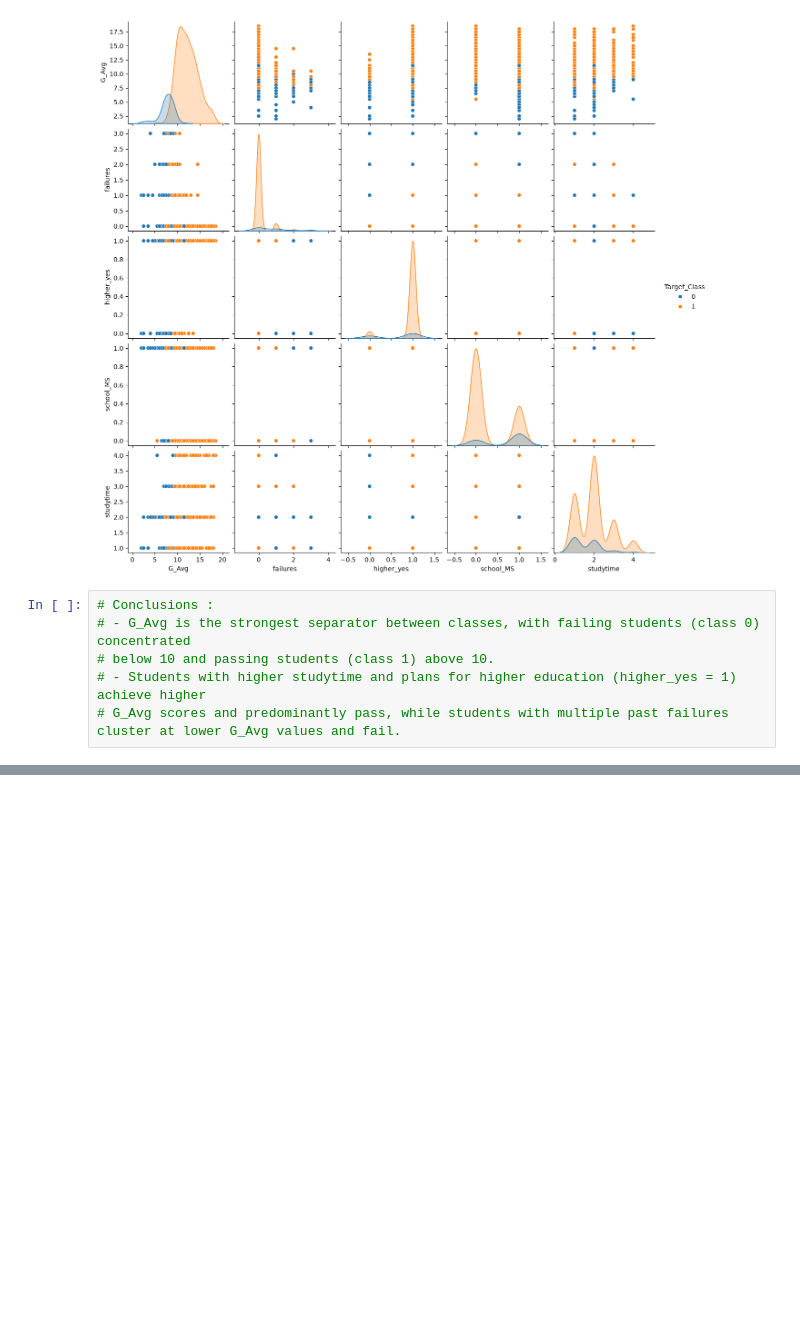
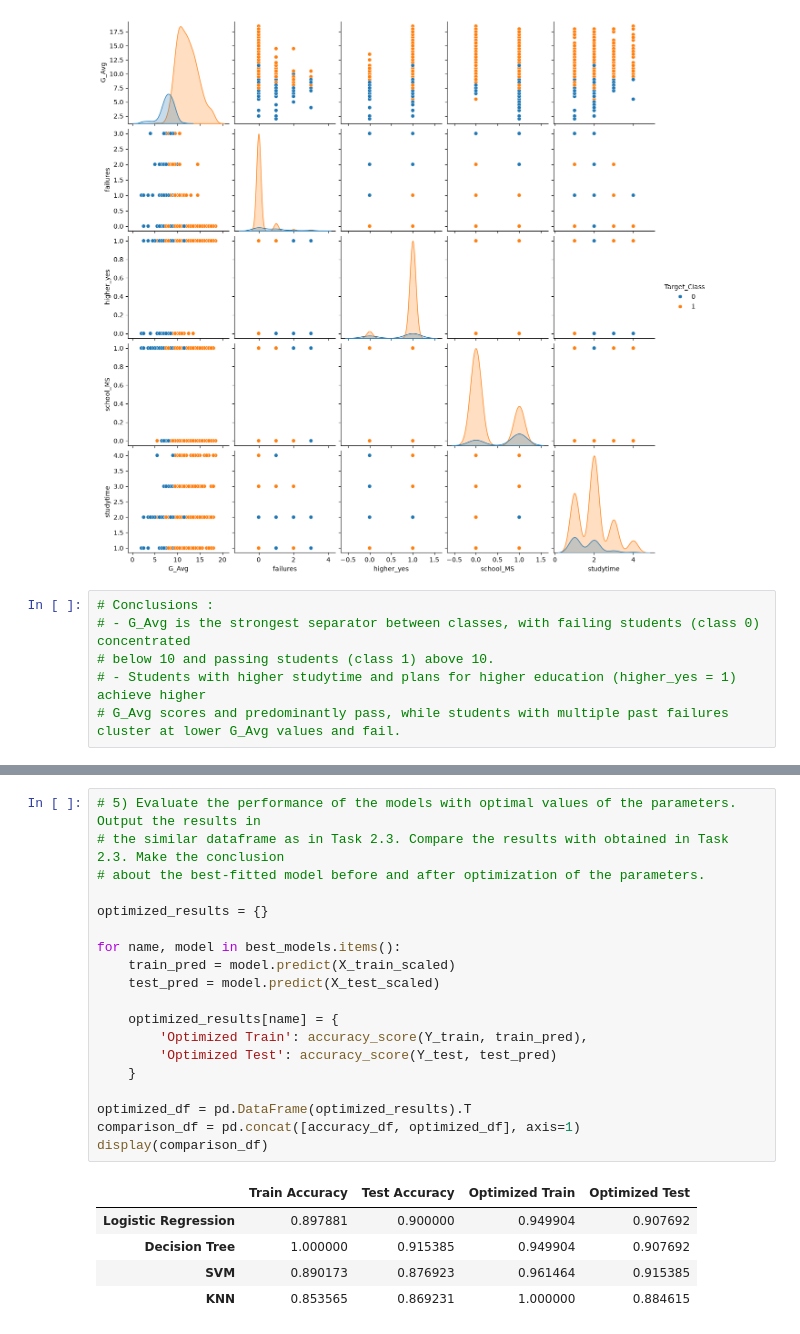
Before and after one commit to azelarabchakour/Data-science-assignments, a Jupyter notebook: Assignment-1/Code/Problem1-Classification.ipynb, the cells around one changed output, grey strips where cells are left out. Cells and saved outputs as stored; diff of their text form; blank space fills up the shorter version.

```diff
--- a/Assignment-1/Code/Problem1-Classification.ipynb
+++ b/Assignment-1/Code/Problem1-Classification.ipynb
@@ -77,0 +331,25 @@ plt.show()
+# %%
+# 5) Evaluate the performance of the models with optimal values of the parameters. Output the results in
+# the similar dataframe as in Task 2.3. Compare the results with obtained in Task 2.3. Make the conclusion
+# about the best-fitted model before and after optimization of the parameters.
+
+optimized_results = {}
+
+for name, model in best_models.items():
+    train_pred = model.predict(X_train_scaled)
+    test_pred = model.predict(X_test_scaled)
+
+    optimized_results[name] = {
+        'Optimized Train': accuracy_score(Y_train, train_pred),
+        'Optimized Test': accuracy_score(Y_test, test_pred)
+    }
+
+optimized_df = pd.DataFrame(optimized_results).T
+comparison_df = pd.concat([accuracy_df, optimized_df], axis=1)
+display(comparison_df)
+# %% [output]
+|  | Train Accuracy | Test Accuracy | Optimized Train | Optimized Test |
+| Logistic Regression | 0.897881 | 0.900000 | 0.949904 | 0.907692 |
+| Decision Tree | 1.000000 | 0.915385 | 0.949904 | 0.907692 |
+| SVM | 0.890173 | 0.876923 | 0.961464 | 0.915385 |
+| KNN | 0.853565 | 0.869231 | 1.000000 | 0.884615 |
```
Also changed, not shown: parts of 17 cells of this notebook, 1 other file.
